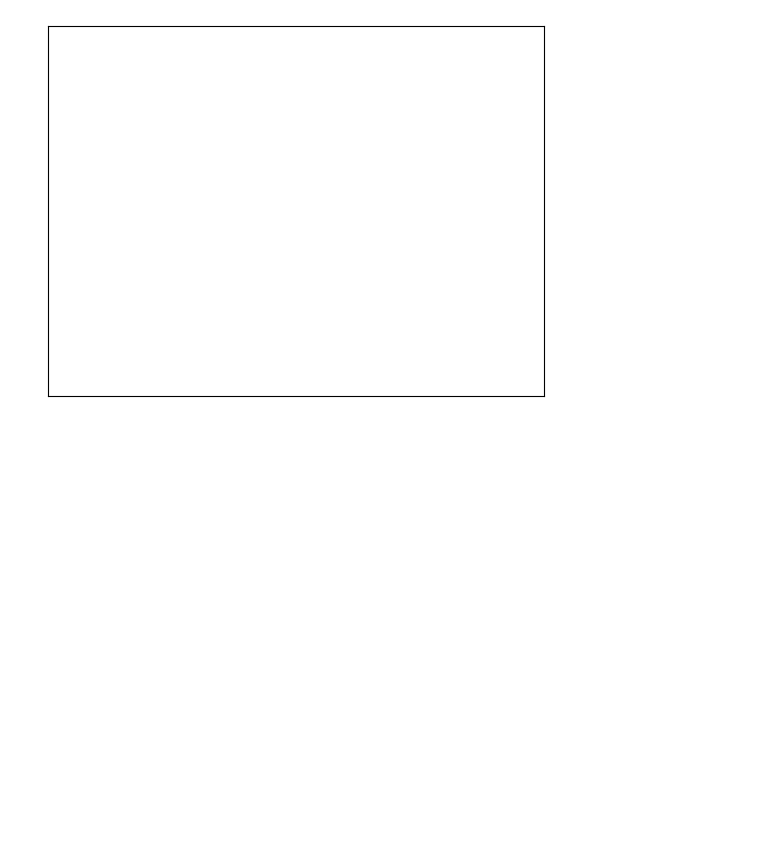
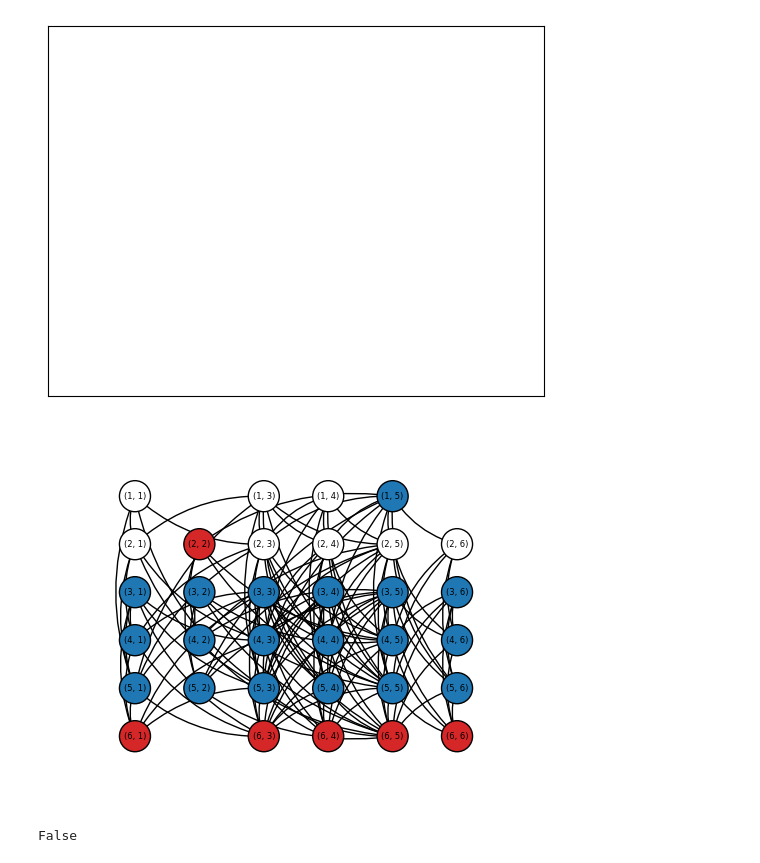
Before and after one commit to YanchuZhang/GC-LiNGAM, a Jupyter notebook: approach.ipynb, the cells around one changed output. Saved outputs shown, nothing was run; the diff lists cells and outputs as text; code cells hidden in the pictures; blank space fills up the shorter version.

```diff
--- a/approach.ipynb
+++ b/approach.ipynb
@@ -34,9 +34,13 @@ plot_reduced(G1, G2, B1, B2)
 # %% [output]
 [figure]
 # %%
-num_vertex = 4
-num_confounding = 2
+num_vertex = 6
+num_confounding = 6
 G1 = random_dag(num_vertex,random.random())
 B1 = random_confounding(num_vertex,num_confounding)
 G2 = random_dag(num_vertex,random.random())
 B2 = random_confounding(num_vertex,num_confounding)
+plot_auxiliary(G1,G2,B1,B2)
+# %% [output]
+[figure, added]
+False
```
Also changed, not shown: parts of 5 cells of this notebook, 5 other files.
